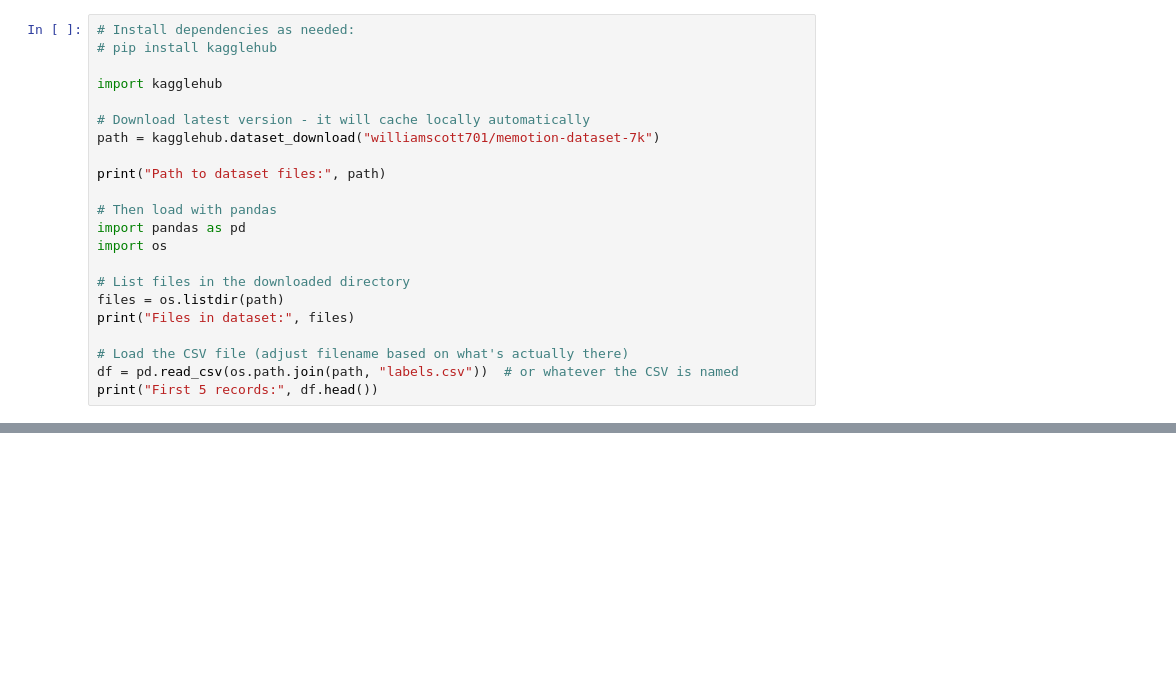
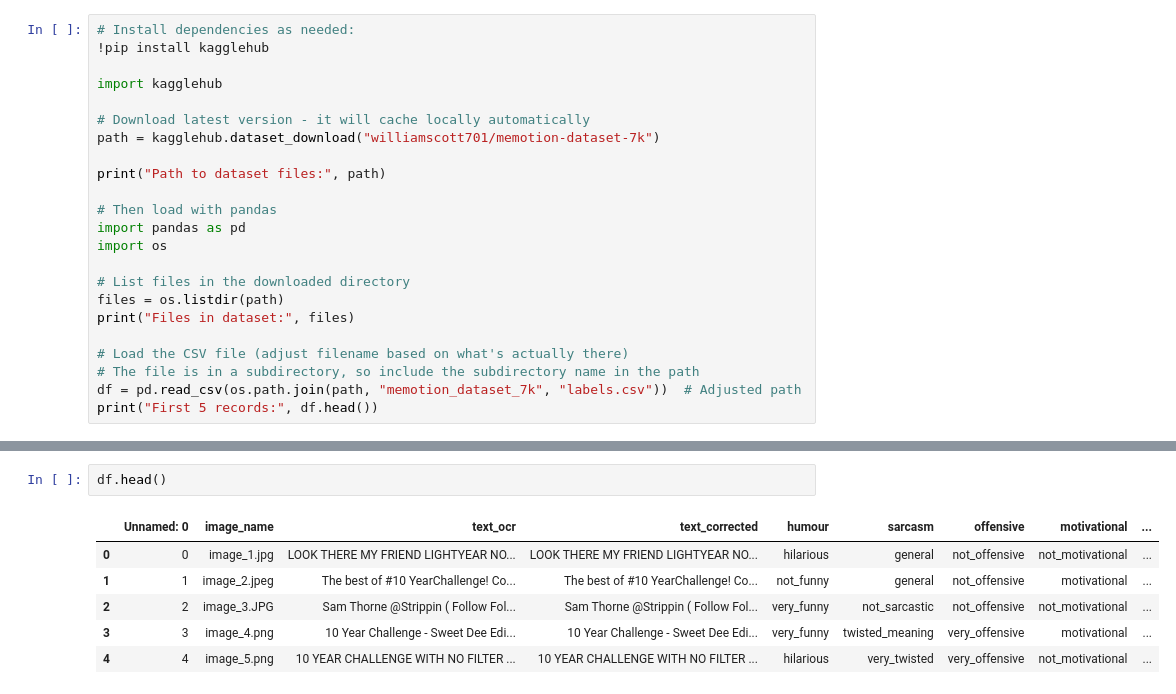
Before and after one commit to staerkjoe/AdvNLP_miniproject, a Jupyter notebook: MemeTesting.ipynb, the cells around one changed output, grey strips where cells are left out. Drawn from its saved outputs; the diff is of its cells as text; blank space fills up the shorter version.

```diff
--- a/MemeTesting.ipynb
+++ b/MemeTesting.ipynb
@@ -1,6 +1,6 @@
 # %%
 # Install dependencies as needed:
-# pip install kagglehub
+!pip install kagglehub
 
 import kagglehub
 
@@ -18,6 +18,7 @@ files = os.listdir(path)
 print("Files in dataset:", files)
 
 # Load the CSV file (adjust filename based on what's actually there)
-df = pd.read_csv(os.path.join(path, "labels.csv"))  # or whatever the CSV is named
+# The file is in a subdirectory, so include the subdirectory name in the path
+df = pd.read_csv(os.path.join(path, "memotion_dataset_7k", "labels.csv"))  # Adjusted path
 print("First 5 records:", df.head())
 # %% [output]
@@ -25,0 +42,9 @@ KeyboardInterrupt:
+# %%
+df.head()
+# %% [output]
+|  | Unnamed: 0 | image_name | text_ocr | text_corrected | humour | sarcasm | offensive | motivational | ... |
+| 0 | 0 | image_1.jpg | LOOK THERE MY FRIEND LIGHTYEAR NO... | LOOK THERE MY FRIEND LIGHTYEAR NO... | hilarious | general | not_offensive | not_motivational | ... |
+| 1 | 1 | image_2.jpeg | The best of #10 YearChallenge! Co... | The best of #10 YearChallenge! Co... | not_funny | general | not_offensive | motivational | ... |
+| 2 | 2 | image_3.JPG | Sam Thorne @Strippin ( Follow Fol... | Sam Thorne @Strippin ( Follow Fol... | very_funny | not_sarcastic | not_offensive | not_motivational | ... |
+| 3 | 3 | image_4.png | 10 Year Challenge - Sweet Dee Edi... | 10 Year Challenge - Sweet Dee Edi... | very_funny | twisted_meaning | very_offensive | motivational | ... |
+| 4 | 4 | image_5.png | 10 YEAR CHALLENGE WITH NO FILTER ... | 10 YEAR CHALLENGE WITH NO FILTER ... | hilarious | very_twisted | very_offensive | not_motivational | ... |
```
Also changed, not shown: parts of 2 cells of this notebook.
